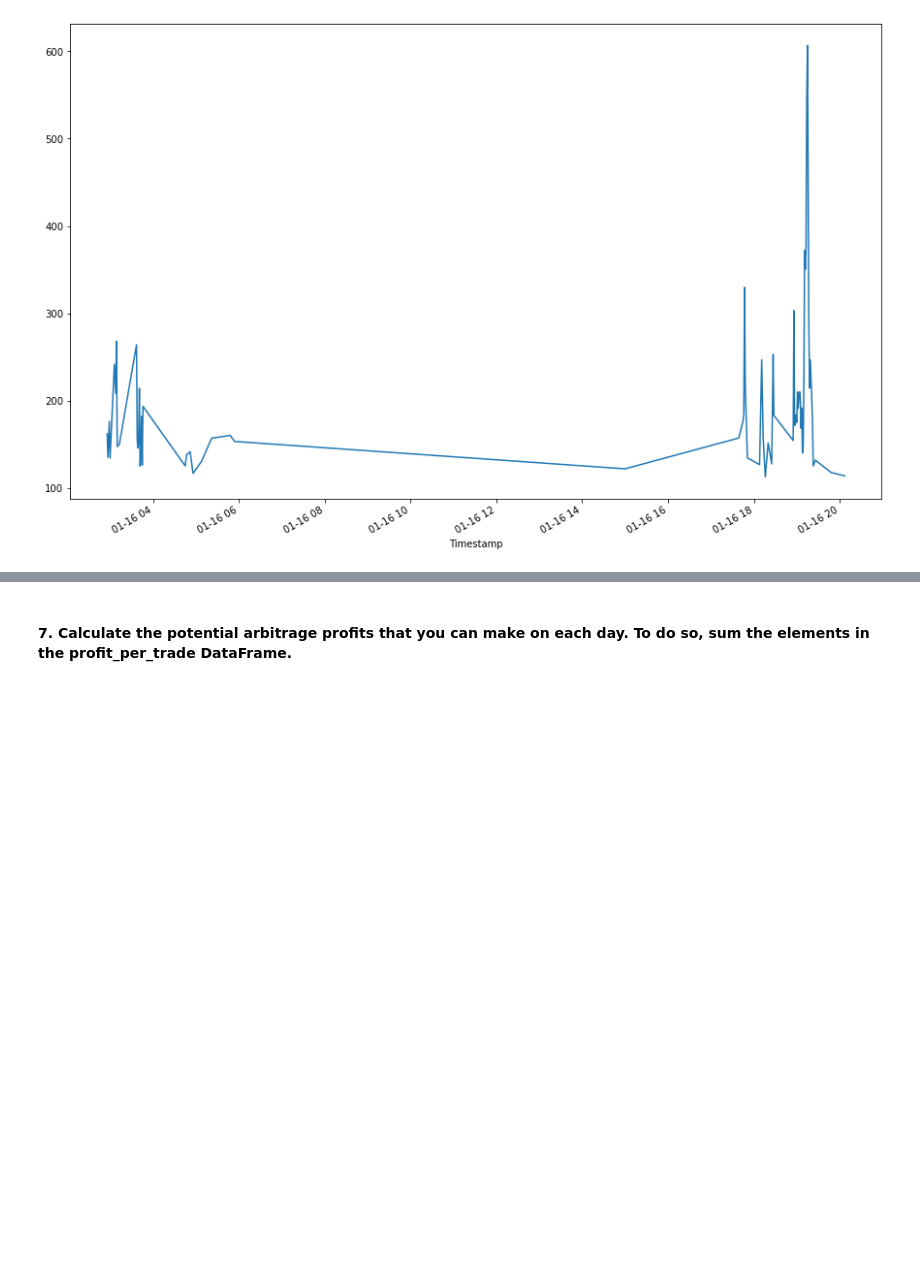
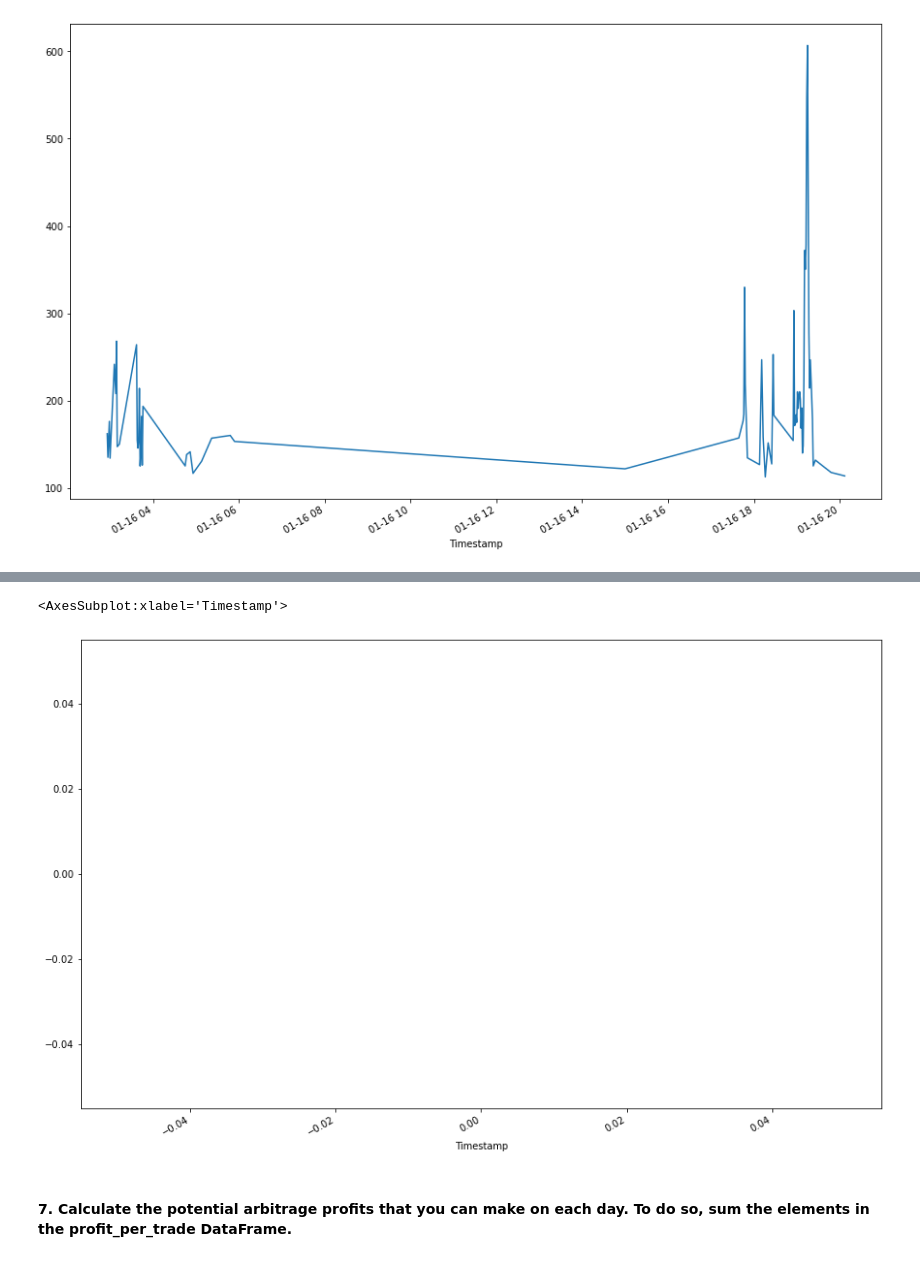
Before and after one commit to asabeti/Module_Challenge_3, a Jupyter notebook: crypto_arbitrage.ipynb, the cells around one changed output, grey strips where cells are left out. Drawn from its saved outputs; the diff is of its cells as text; code cells hidden in the pictures; blank space fills up the shorter version.

```diff
--- a/crypto_arbitrage.ipynb
+++ b/crypto_arbitrage.ipynb
@@ -465,7 +465,7 @@ min        0.010000
 max      121.320000
 Name: Close, dtype: float64
 # %%
-arbitrage_spread_late = coinbase_sliced.loc['2018-03-26'] - bitstamp_sliced.loc['2018-03-26']
+arbitrage_spread_late = coinbase_sliced.loc['2018-03-27'] - bitstamp_sliced.loc['2018-03-27']
 
 arbitrage_spread_late[arbitrage_spread_late > 0].describe()
 # %% [output]
@@ -512,7 +512,7 @@ min        0.000001
 max        0.012726
 Name: Close, dtype: float64
 # %%
-spread_return_late= arbitrage_spread_late[arbitrage_spread_late > 0] / bitstamp_sliced.loc['2018-03-26']
+spread_return_late= arbitrage_spread_late[arbitrage_spread_late > 0] / bitstamp_sliced.loc['2018-03-27']
 
 spread_return_late.describe()
 # %% [output]
@@ -623,0 +636,6 @@ Name: Close, dtype: float64
+# %%
+profit_late = profitable_trades_late * bitstamp_sliced.loc['2018-03-27']
+
+profit_per_trade_late = profit_late.dropna()
+
+profit_per_trade_late.head()
@@ -645,3 +694,8 @@ profit_per_trade_early.plot(figsize=(15,10))
+# %%
+profit_per_trade_late.plot(figsize=(15,10))
+# %% [output]
+<AxesSubplot:xlabel='Timestamp'>
+[figure, added]
 # %% [markdown]
 #### 7. Calculate the potential arbitrage profits that you can make on each day. To do so, sum the elements in the profit_per_trade DataFrame.
 # %%
```
Also changed, not shown: parts of 16 cells of this notebook.
